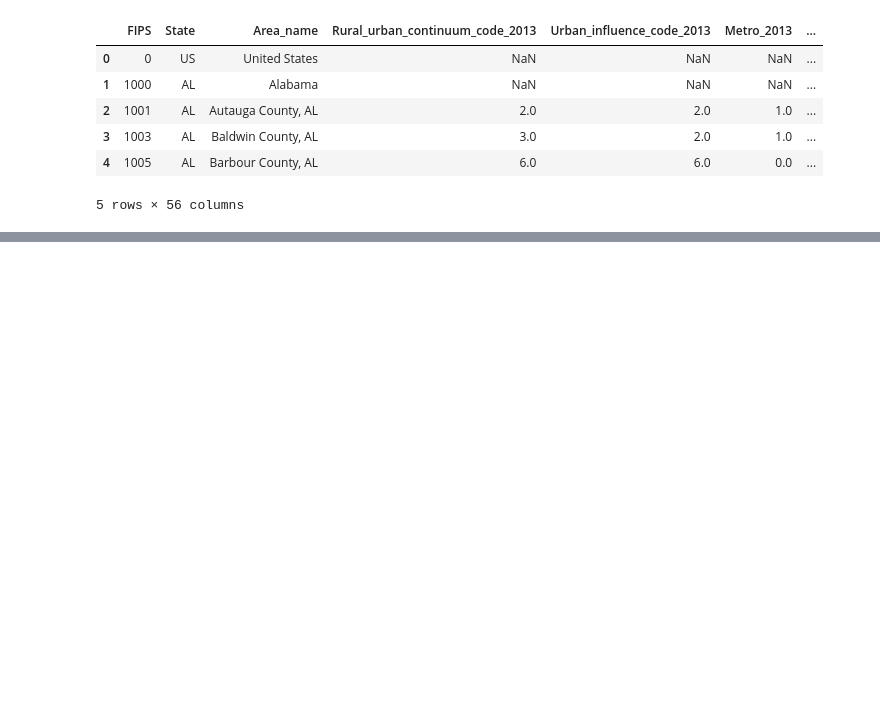
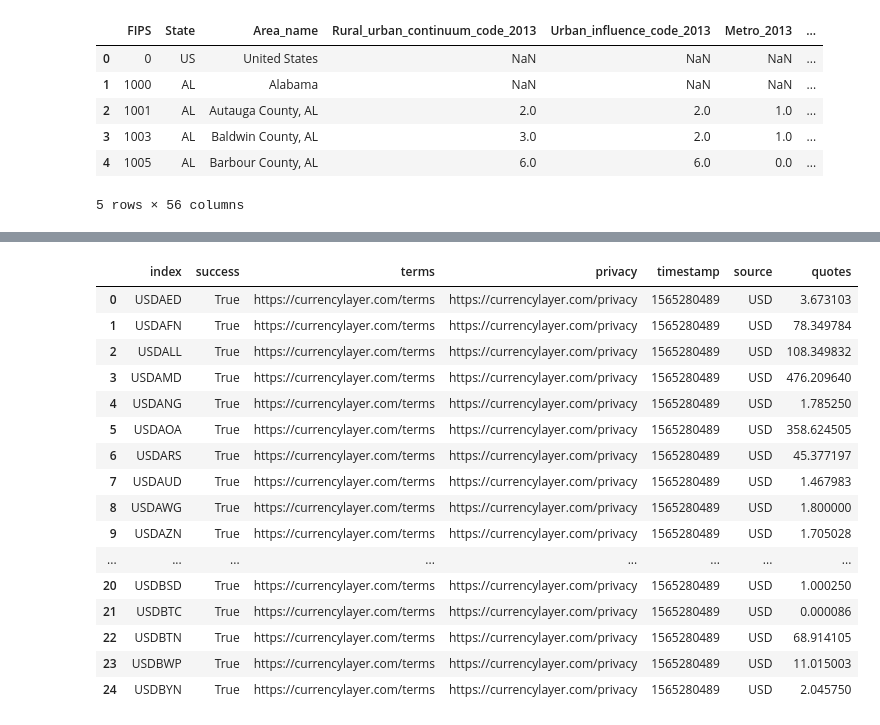
Before and after one commit to cblasi111/ETL_Project_SF, a Jupyter notebook: ETL_Project.ipynb, the cells around one changed output, grey strips where cells are left out. Cells and saved outputs as stored; diff of their text form; code cells hidden in the pictures; blank space fills up the shorter version.

```diff
--- a/ETL_Project.ipynb
+++ b/ETL_Project.ipynb
@@ -87,0 +151,7 @@ abbrev_df
+# %%
+url = "http://www.apilayer.net/api/live?access_key=19238a2e4ea4929cdb02da1564124e83"
+
+currencies = requests.get(url).json()
+
+currency_list = [currency for currency in currencies["quotes"]]
+pprint(currencies)
@@ -87,0 +176,21 @@ abbrev_df
+# %%
+currency_df = pd.DataFrame.from_dict(currencies)
+currency_df.reset_index().head(25)
+# %% [output]
+|  | index | success | terms | privacy | timestamp | source | quotes |
+| 0 | USDAED | True | https://currencylayer.com/terms | https://currencylayer.com/privacy | 1565280489 | USD | 3.673103 |
+| 1 | USDAFN | True | https://currencylayer.com/terms | https://currencylayer.com/privacy | 1565280489 | USD | 78.349784 |
+| 2 | USDALL | True | https://currencylayer.com/terms | https://currencylayer.com/privacy | 1565280489 | USD | 108.349832 |
+| 3 | USDAMD | True | https://currencylayer.com/terms | https://currencylayer.com/privacy | 1565280489 | USD | 476.209640 |
+| 4 | USDANG | True | https://currencylayer.com/terms | https://currencylayer.com/privacy | 1565280489 | USD | 1.785250 |
+| 5 | USDAOA | True | https://currencylayer.com/terms | https://currencylayer.com/privacy | 1565280489 | USD | 358.624505 |
+| 6 | USDARS | True | https://currencylayer.com/terms | https://currencylayer.com/privacy | 1565280489 | USD | 45.377197 |
+| 7 | USDAUD | True | https://currencylayer.com/terms | https://currencylayer.com/privacy | 1565280489 | USD | 1.467983 |
+| 8 | USDAWG | True | https://currencylayer.com/terms | https://currencylayer.com/privacy | 1565280489 | USD | 1.800000 |
+| 9 | USDAZN | True | https://currencylayer.com/terms | https://currencylayer.com/privacy | 1565280489 | USD | 1.705028 |
+| ... | ... | ... | ... | ... | ... | ... | ... |
+| 20 | USDBSD | True | https://currencylayer.com/terms | https://currencylayer.com/privacy | 1565280489 | USD | 1.000250 |
+| 21 | USDBTC | True | https://currencylayer.com/terms | https://currencylayer.com/privacy | 1565280489 | USD | 0.000086 |
+| 22 | USDBTN | True | https://currencylayer.com/terms | https://currencylayer.com/privacy | 1565280489 | USD | 68.914105 |
+| 23 | USDBWP | True | https://currencylayer.com/terms | https://currencylayer.com/privacy | 1565280489 | USD | 11.015003 |
+| 24 | USDBYN | True | https://currencylayer.com/terms | https://currencylayer.com/privacy | 1565280489 | USD | 2.045750 |
```
Also changed, not shown: parts of 17 cells of this notebook.
